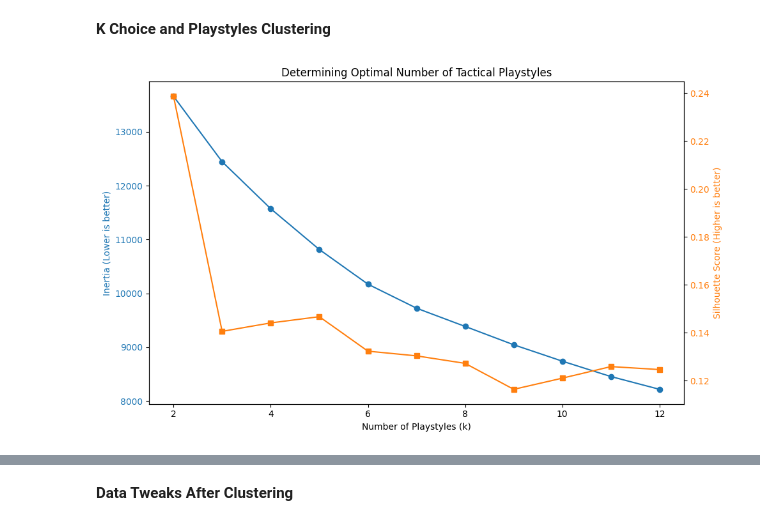
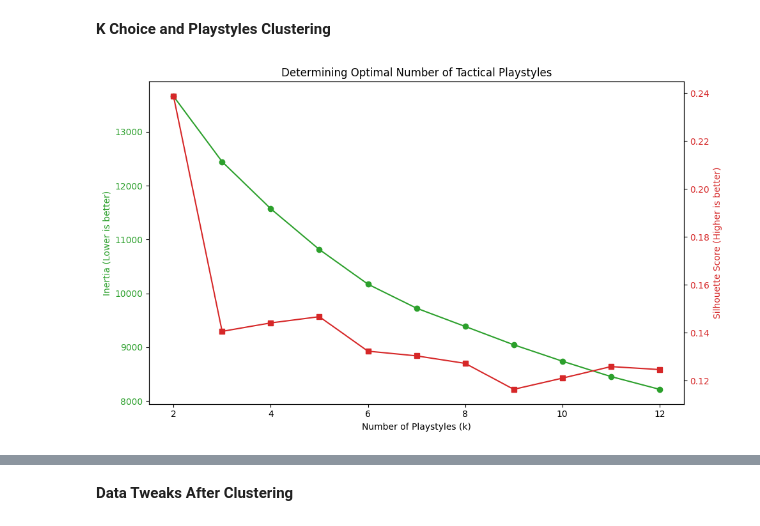
Before and after one commit to Mouad-Ze/SIM2WIN, a Jupyter notebook: ML/Models.ipynb, the cells around one changed output, grey strips where cells are left out. Cells and saved outputs as stored; diff of their text form; code cells hidden in the pictures.

```diff
--- a/ML/Models.ipynb
+++ b/ML/Models.ipynb
@@ -31,33 +31,33 @@ def evaluate_optimal_clusters(df, max_k=12):
 
     for k in k_values:
         kmeans = KMeans(n_clusters=k, random_state=42, n_init=10)
         labels = kmeans.fit_predict(scaled_data)
 
         inertias.append(kmeans.inertia_)
         silhouette_scores.append(silhouette_score(scaled_data, labels))
 
     # Plotting the results
     fig, ax1 = plt.subplots(figsize=(10, 6))
 
     # Plot Elbow Curve (Inertia)
-    color = 'tab:blue'
+    color = 'tab:green'
     ax1.set_xlabel('Number of Playstyles (k)')
     ax1.set_ylabel('Inertia (Lower is better)', color=color)
     ax1.plot(k_values, inertias, marker='o', color=color)
     ax1.tick_params(axis='y', labelcolor=color)
 
     # Plot Silhouette Score
     ax2 = ax1.twinx()
-    color = 'tab:orange'
+    color = 'tab:red'
     ax2.set_ylabel('Silhouette Score (Higher is better)', color=color)
     ax2.plot(k_values, silhouette_scores, marker='s', color=color)
     ax2.tick_params(axis='y', labelcolor=color)
 
     plt.title('Determining Optimal Number of Tactical Playstyles')
     fig.tight_layout()
     plt.show()
 
 final_prematch_df = pd.read_csv('Final_Data.csv')
 evaluate_optimal_clusters(final_prematch_df)
 # %% [output]
-[figure, old version]
+[figure, new version]
```
Also changed, not shown: parts of 19 cells of this notebook, 10 other files.
